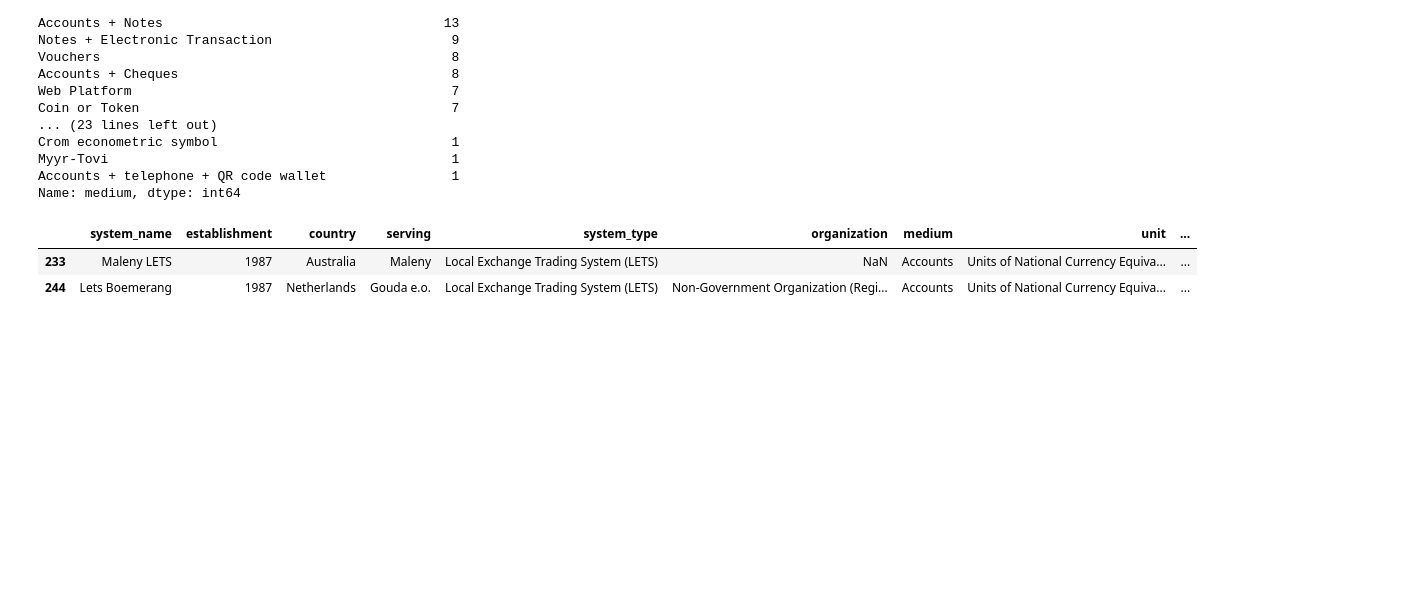
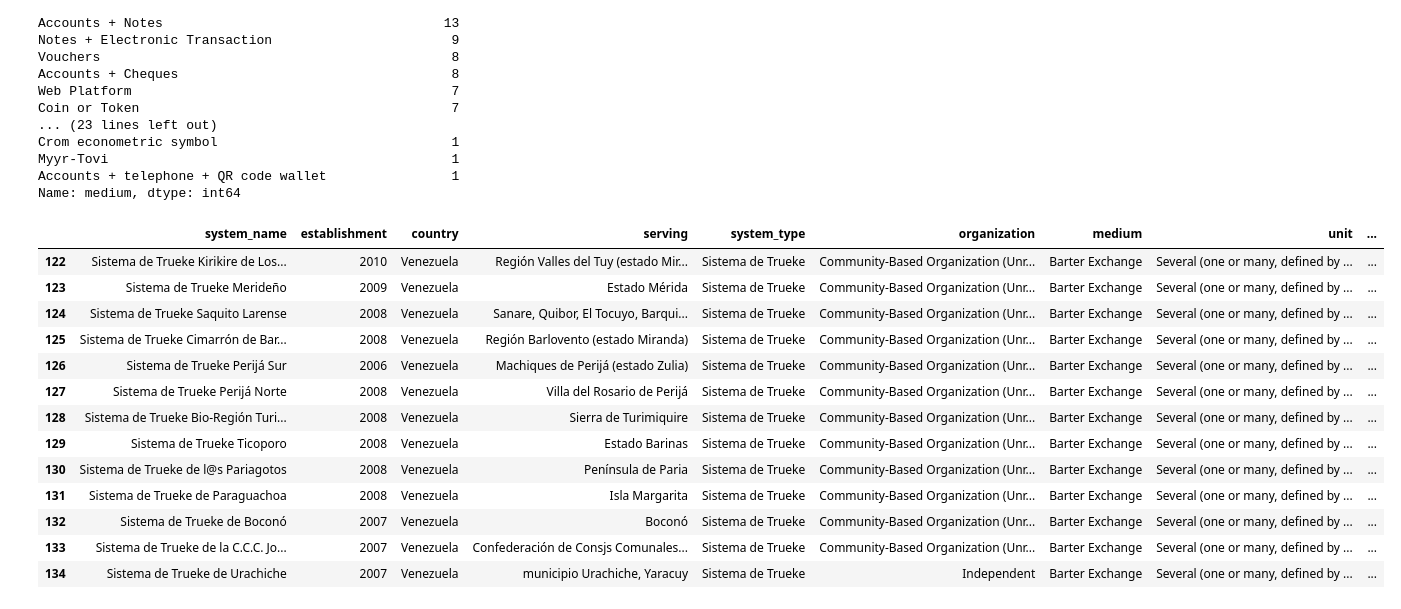
Before and after one commit to 2109Sot/studio-projects, a Jupyter notebook: code/complementary_currencies/CC_SECOND_SCRAPE.ipynb, the cells around one changed output. Saved outputs shown, nothing was run; the diff lists cells and outputs as text; code cells hidden in the pictures; blank space fills up the shorter version.

```diff
--- a/code/complementary_currencies/CC_SECOND_SCRAPE.ipynb
+++ b/code/complementary_currencies/CC_SECOND_SCRAPE.ipynb
@@ -298,8 +298,19 @@ Name: medium, dtype: int64
 # %%
 pd.set_option("display.max_rows",400)
 
-new_df[new_df['establishment'] == 1987].sort_values(by='country')
+new_df[new_df['system_type'] == 'Sistema de Trueke'].sort_values(by='country')
 # %% [output]
 |  | system_name | establishment | country | serving | system_type | organization | medium | unit | ... |
-| 233 | Maleny LETS | 1987 | Australia | Maleny | Local Exchange Trading System (LETS) | NaN | Accounts | Units of National Currency Equiva... | ... |
-| 244 | Lets Boemerang | 1987 | Netherlands | Gouda e.o. | Local Exchange Trading System (LETS) | Non-Government Organization (Regi... | Accounts | Units of National Currency Equiva... | ... |
+| 122 | Sistema de Trueke Kirikire de Los... | 2010 | Venezuela | Región Valles del Tuy (estado Mir... | Sistema de Trueke | Community-Based Organization (Unr... | Barter Exchange | Several (one or many, defined by ... | ... |
+| 123 | Sistema de Trueke Merideño | 2009 | Venezuela | Estado Mérida | Sistema de Trueke | Community-Based Organization (Unr... | Barter Exchange | Several (one or many, defined by ... | ... |
+| 124 | Sistema de Trueke Saquito Larense | 2008 | Venezuela | Sanare, Quibor, El Tocuyo, Barqui... | Sistema de Trueke | Community-Based Organization (Unr... | Barter Exchange | Several (one or many, defined by ... | ... |
+| 125 | Sistema de Trueke Cimarrón de Bar... | 2008 | Venezuela | Región Barlovento (estado Miranda) | Sistema de Trueke | Community-Based Organization (Unr... | Barter Exchange | Several (one or many, defined by ... | ... |
+| 126 | Sistema de Trueke Perijá Sur | 2006 | Venezuela | Machiques de Perijá (estado Zulia) | Sistema de Trueke | Community-Based Organization (Unr... | Barter Exchange | Several (one or many, defined by ... | ... |
+| 127 | Sistema de Trueke Perijá Norte | 2008 | Venezuela | Villa del Rosario de Perijá | Sistema de Trueke | Community-Based Organization (Unr... | Barter Exchange | Several (one or many, defined by ... | ... |
+| 128 | Sistema de Trueke Bio-Región Turi... | 2008 | Venezuela | Sierra de Turimiquire | Sistema de Trueke | Community-Based Organization (Unr... | Barter Exchange | Several (one or many, defined by ... | ... |
+| 129 | Sistema de Trueke Ticoporo | 2008 | Venezuela | Estado Barinas | Sistema de Trueke | Community-Based Organization (Unr... | Barter Exchange | Several (one or many, defined by ... | ... |
+| 130 | Sistema de Trueke de l@s Pariagotos | 2008 | Venezuela | Península de Paria | Sistema de Trueke | Community-Based Organization (Unr... | Barter Exchange | Several (one or many, defined by ... | ... |
+| 131 | Sistema de Trueke de Paraguachoa | 2008 | Venezuela | Isla Margarita | Sistema de Trueke | Community-Based Organization (Unr... | Barter Exchange | Several (one or many, defined by ... | ... |
+| 132 | Sistema de Trueke de Boconó | 2007 | Venezuela | Boconó | Sistema de Trueke | Community-Based Organization (Unr... | Barter Exchange | Several (one or many, defined by ... | ... |
+| 133 | Sistema de Trueke de la C.C.C. Jo... | 2007 | Venezuela | Confederación de Consjs Comunales... | Sistema de Trueke | Community-Based Organization (Unr... | Barter Exchange | Several (one or many, defined by ... | ... |
+| 134 | Sistema de Trueke de Urachiche | 2007 | Venezuela | municipio Urachiche, Yaracuy | Sistema de Trueke | Independent | Barter Exchange | Several (one or many, defined by ... | ... |
```
Also changed, not shown: 1 other file.
